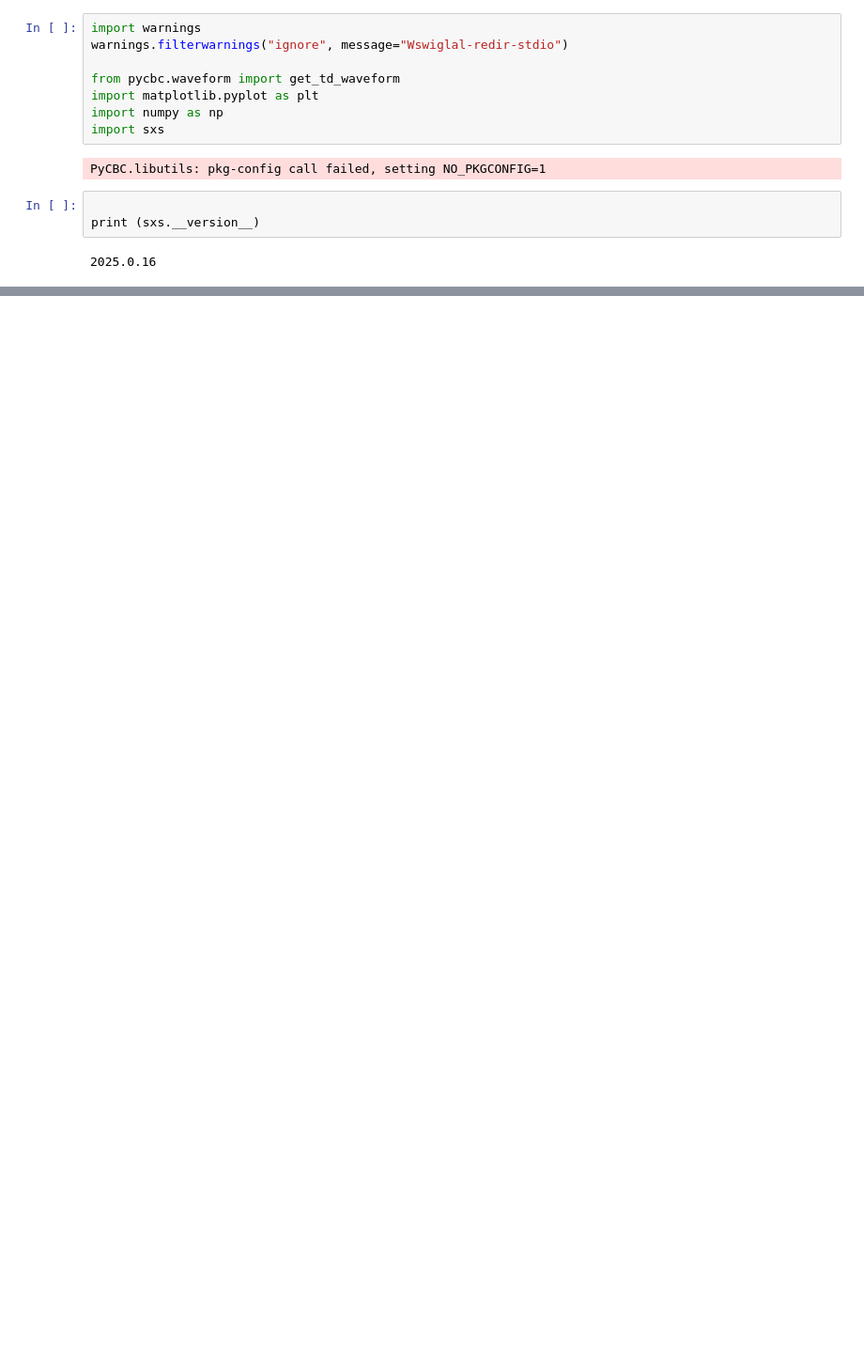
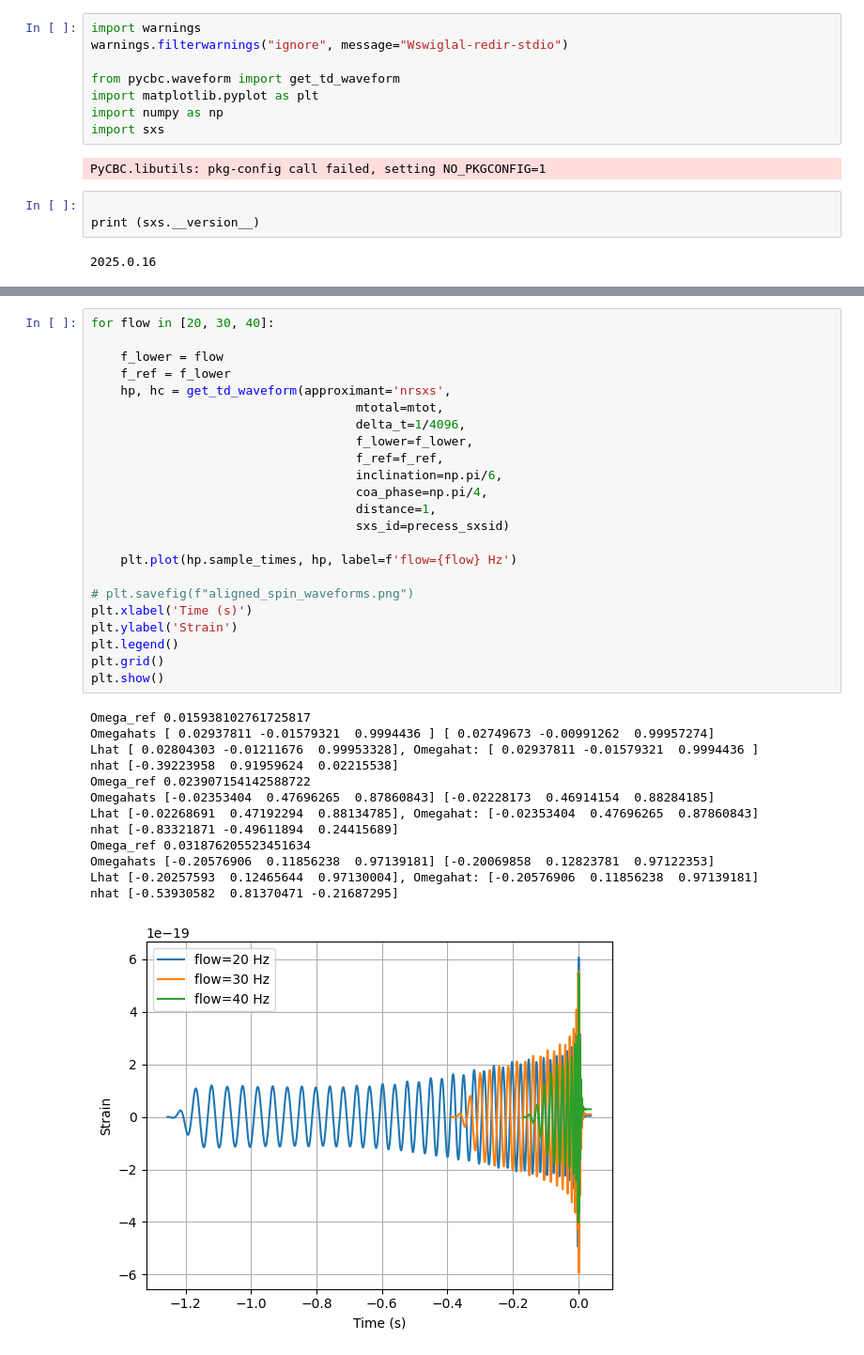
Before and after one commit to Kanchan-05/pycbcnr, a Jupyter notebook: test_nrsxs.ipynb, the cells around one changed output, grey strips where cells are left out. Shown at 94% size. Drawn from its saved outputs; the diff is of its cells as text; blank space fills up the shorter version.

```diff
--- a/test_nrsxs.ipynb
+++ b/test_nrsxs.ipynb
@@ -53,0 +106,37 @@ nhat [-8.97988104e-01  4.40019733e-01  1.40005120e-08]
+# %%
+for flow in [20, 30, 40]:
+
+    f_lower = flow
+    f_ref = f_lower
+    hp, hc = get_td_waveform(approximant='nrsxs',
+                                    mtotal=mtot,
+                                    delta_t=1/4096,
+                                    f_lower=f_lower,
+                                    f_ref=f_ref,
+                                    inclination=np.pi/6,
+                                    coa_phase=np.pi/4,
+                                    distance=1,
+                                    sxs_id=precess_sxsid)
+
+    plt.plot(hp.sample_times, hp, label=f'flow={flow} Hz')
+
+# plt.savefig(f"aligned_spin_waveforms.png")
+plt.xlabel('Time (s)')
+plt.ylabel('Strain')
+plt.legend()
+plt.grid()
+plt.show()
+# %% [output]
+Omega_ref 0.015938102761725817
+Omegahats [ 0.02937811 -0.01579321  0.9994436 ] [ 0.02749673 -0.00991262  0.99957274]
+Lhat [ 0.02804303 -0.01211676  0.99953328], Omegahat: [ 0.02937811 -0.01579321  0.9994436 ]
+nhat [-0.39223958  0.91959624  0.02215538]
+Omega_ref 0.023907154142588722
+Omegahats [-0.02353404  0.47696265  0.87860843] [-0.02228173  0.46914154  0.88284185]
+Lhat [-0.02268691  0.47192294  0.88134785], Omegahat: [-0.02353404  0.47696265  0.87860843]
+nhat [-0.83321871 -0.49611894  0.24415689]
+Omega_ref 0.031876205523451634
+Omegahats [-0.20576906  0.11856238  0.97139181] [-0.20069858  0.12823781  0.97122353]
+Lhat [-0.20257593  0.12465644  0.97130004], Omegahat: [-0.20576906  0.11856238  0.97139181]
+nhat [-0.53930582  0.81370471 -0.21687295]
+[figure, added]
```
Also changed, not shown: parts of 3 cells of this notebook, 8 other files.
